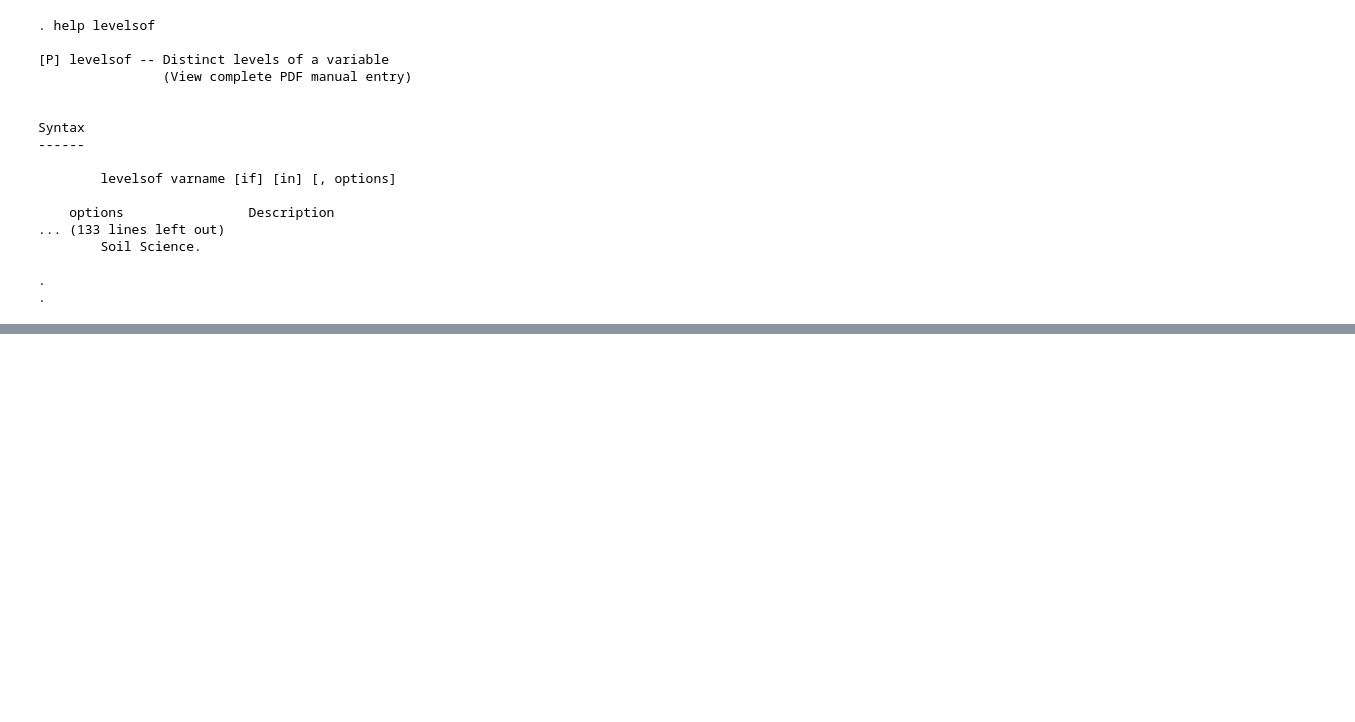
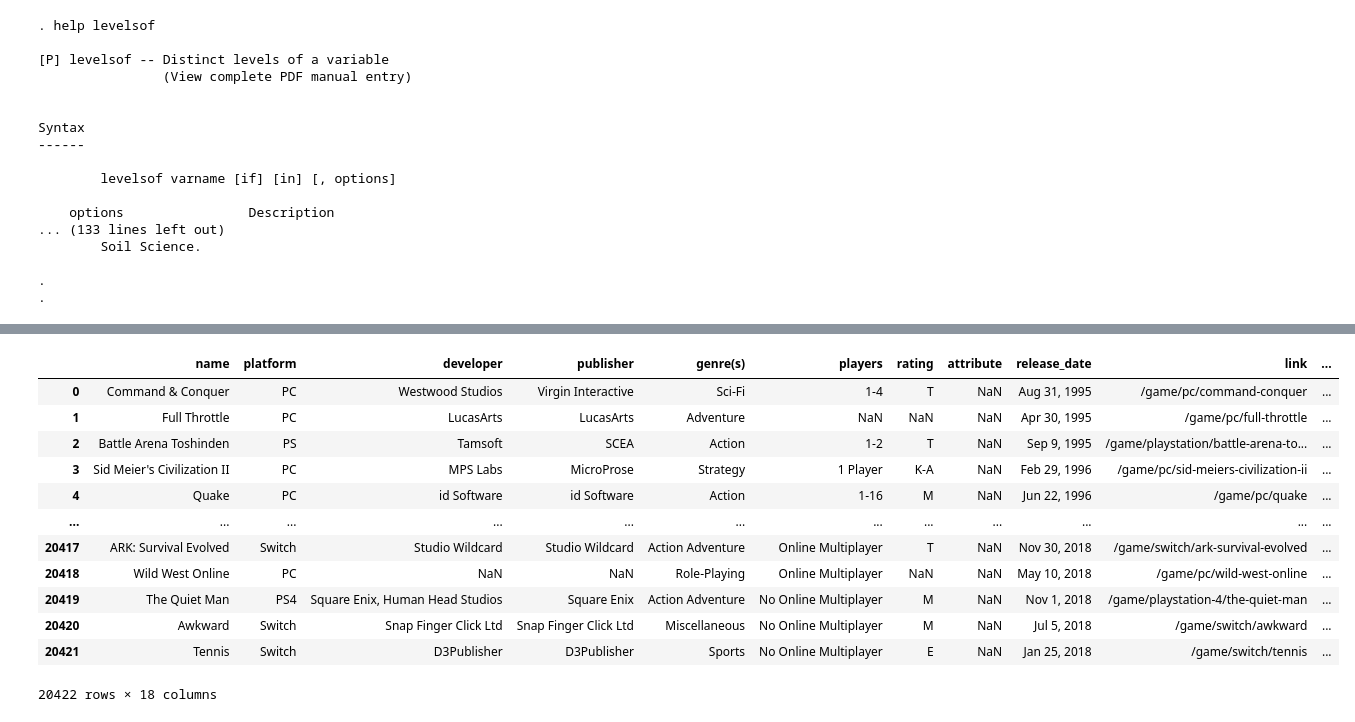
Before and after one commit to Marek-TL/BachelorThesis, a Jupyter notebook: jupyter/test_notebook.ipynb, the cells around one changed output, grey strips where cells are left out. Saved outputs shown, nothing was run; the diff lists cells and outputs as text; code cells hidden in the pictures; blank space fills up the shorter version.

```diff
--- a/jupyter/test_notebook.ipynb
+++ b/jupyter/test_notebook.ipynb
@@ -39,0 +49,8 @@ Syntax
+# %%
+#Setting the option that all columns are shown.
+pd.set_option('display.max_columns', 100)
+# %%
+#Data from the Main-Dataset
+metadata = pd.read_csv(r"C:\Users\Marek\Documents\GitHub\BachelorThesis\data\games_of_all_time.csv")
+metadata2 = pd.read_csv(r"C:\Users\Marek\Documents\GitHub\BachelorThesis\data\metacritic_games.csv")
+saledata = pd.read_csv(r"C:\Users\Marek\Documents\GitHub\BachelorThesis\data\Video_Games_Sales_as_at_22_Dec_2016.csv")
@@ -39,0 +73,16 @@ Syntax
+# %%
+metadata2
+# %% [output]
+|  | name | platform | developer | publisher | genre(s) | players | rating | attribute | release_date | link | ... |
+| 0 | Command & Conquer | PC | Westwood Studios | Virgin Interactive | Sci-Fi | 1-4 | T | NaN | Aug 31, 1995 | /game/pc/command-conquer | ... |
+| 1 | Full Throttle | PC | LucasArts | LucasArts | Adventure | NaN | NaN | NaN | Apr 30, 1995 | /game/pc/full-throttle | ... |
+| 2 | Battle Arena Toshinden | PS | Tamsoft | SCEA | Action | 1-2 | T | NaN | Sep 9, 1995 | /game/playstation/battle-arena-to... | ... |
+| 3 | Sid Meier's Civilization II | PC | MPS Labs | MicroProse | Strategy | 1 Player | K-A | NaN | Feb 29, 1996 | /game/pc/sid-meiers-civilization-ii | ... |
+| 4 | Quake | PC | id Software | id Software | Action | 1-16 | M | NaN | Jun 22, 1996 | /game/pc/quake | ... |
+| ... | ... | ... | ... | ... | ... | ... | ... | ... | ... | ... | ... |
+| 20417 | ARK: Survival Evolved | Switch | Studio Wildcard | Studio Wildcard | Action Adventure | Online Multiplayer | T | NaN | Nov 30, 2018 | /game/switch/ark-survival-evolved | ... |
+| 20418 | Wild West Online | PC | NaN | NaN | Role-Playing | Online Multiplayer | NaN | NaN | May 10, 2018 | /game/pc/wild-west-online | ... |
+| 20419 | The Quiet Man | PS4 | Square Enix, Human Head Studios | Square Enix | Action Adventure | No Online Multiplayer | M | NaN | Nov 1, 2018 | /game/playstation-4/the-quiet-man | ... |
+| 20420 | Awkward | Switch | Snap Finger Click Ltd | Snap Finger Click Ltd | Miscellaneous | No Online Multiplayer | M | NaN | Jul 5, 2018 | /game/switch/awkward | ... |
+| 20421 | Tennis | Switch | D3Publisher | D3Publisher | Sports | No Online Multiplayer | E | NaN | Jan 25, 2018 | /game/switch/tennis | ... |
+20422 rows × 18 columns
```
Also changed, not shown: parts of 5 cells of this notebook, 1 other file.
